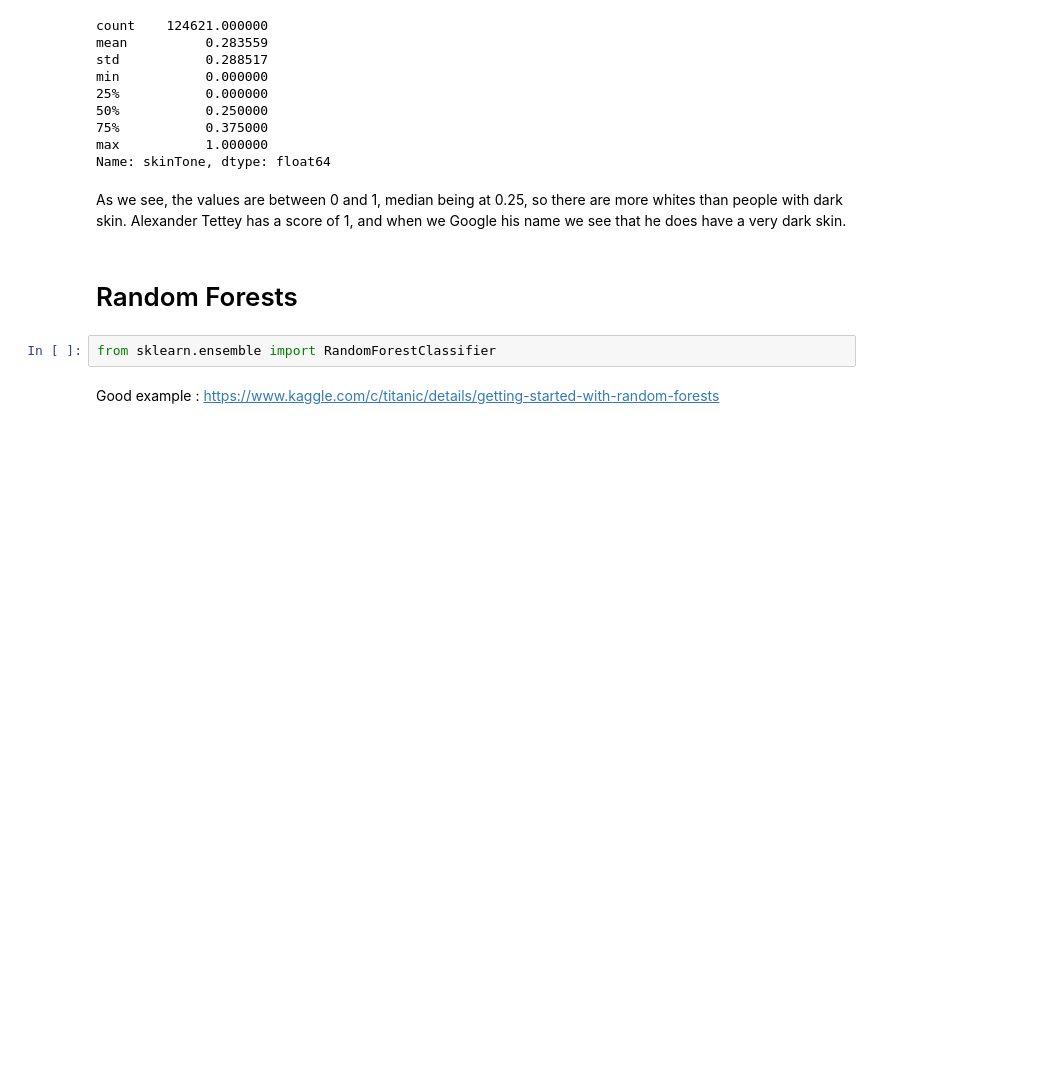
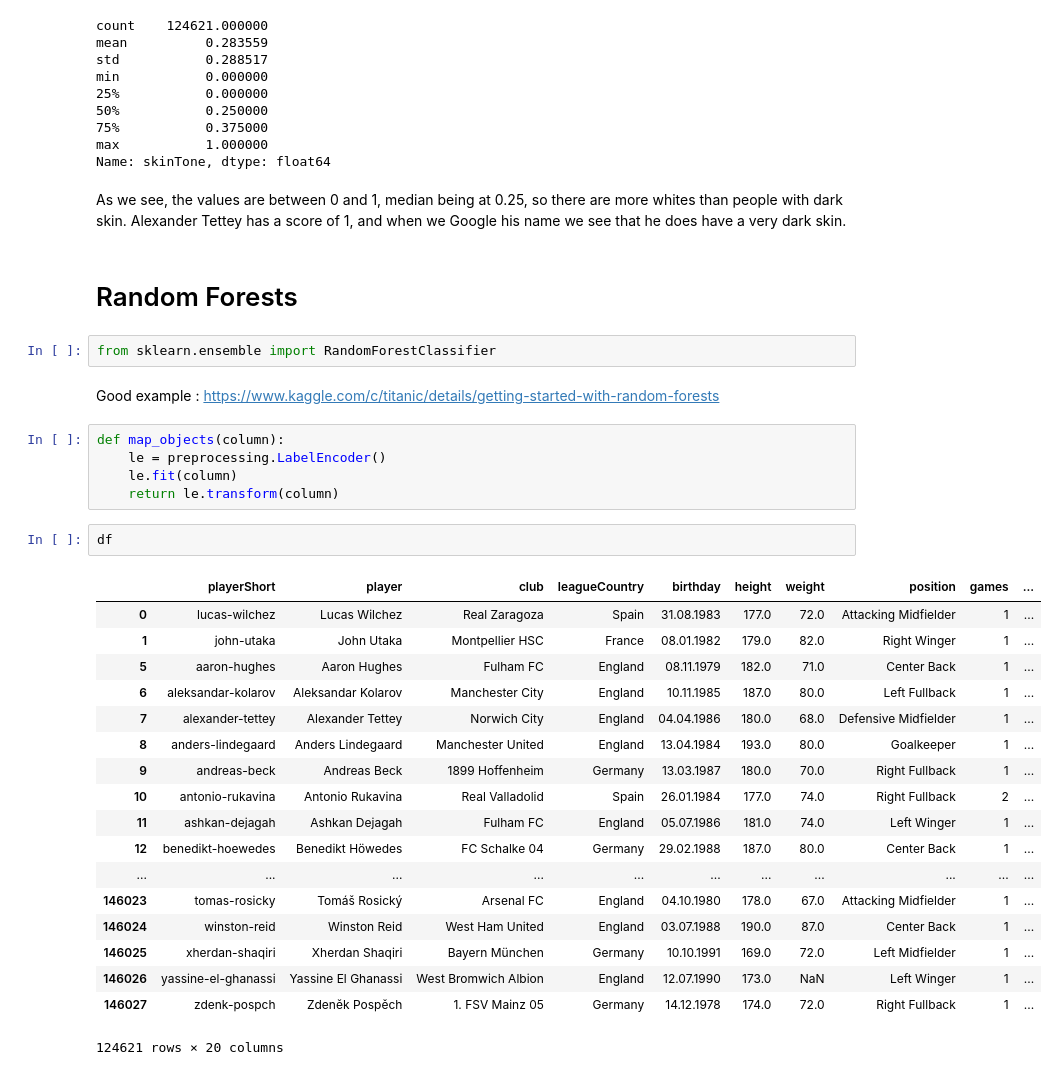
Before and after one commit to Maaarmotte/Ada2016, a Jupyter notebook: 04 - Applied ML/Homework 4 - Maiki.ipynb, the cells around one changed output. Drawn from its saved outputs; the diff is of its cells as text; blank space fills up the shorter version.

```diff
--- a/04 - Applied ML/Homework 4 - Maiki.ipynb
+++ b/04 - Applied ML/Homework 4 - Maiki.ipynb
@@ -164,3 +168,29 @@ Alexander Tettey has a score of 1, and when we Google his name we see that he do
 from sklearn.ensemble import RandomForestClassifier
 # %% [markdown]
 Good example : https://www.kaggle.com/c/titanic/details/getting-started-with-random-forests
+# %%
+def map_objects(column):
+    le = preprocessing.LabelEncoder()
+    le.fit(column)
+    return le.transform(column)
+# %%
+df
+# %% [output]
+|  | playerShort | player | club | leagueCountry | birthday | height | weight | position | games | ... |
+| 0 | lucas-wilchez | Lucas Wilchez | Real Zaragoza | Spain | 31.08.1983 | 177.0 | 72.0 | Attacking Midfielder | 1 | ... |
+| 1 | john-utaka | John Utaka | Montpellier HSC | France | 08.01.1982 | 179.0 | 82.0 | Right Winger | 1 | ... |
+| 5 | aaron-hughes | Aaron Hughes | Fulham FC | England | 08.11.1979 | 182.0 | 71.0 | Center Back | 1 | ... |
+| 6 | aleksandar-kolarov | Aleksandar Kolarov | Manchester City | England | 10.11.1985 | 187.0 | 80.0 | Left Fullback | 1 | ... |
+| 7 | alexander-tettey | Alexander Tettey | Norwich City | England | 04.04.1986 | 180.0 | 68.0 | Defensive Midfielder | 1 | ... |
+| 8 | anders-lindegaard | Anders Lindegaard | Manchester United | England | 13.04.1984 | 193.0 | 80.0 | Goalkeeper | 1 | ... |
+| 9 | andreas-beck | Andreas Beck | 1899 Hoffenheim | Germany | 13.03.1987 | 180.0 | 70.0 | Right Fullback | 1 | ... |
+| 10 | antonio-rukavina | Antonio Rukavina | Real Valladolid | Spain | 26.01.1984 | 177.0 | 74.0 | Right Fullback | 2 | ... |
+| 11 | ashkan-dejagah | Ashkan Dejagah | Fulham FC | England | 05.07.1986 | 181.0 | 74.0 | Left Winger | 1 | ... |
+| 12 | benedikt-hoewedes | Benedikt Höwedes | FC Schalke 04 | Germany | 29.02.1988 | 187.0 | 80.0 | Center Back | 1 | ... |
+| ... | ... | ... | ... | ... | ... | ... | ... | ... | ... | ... |
+| 146023 | tomas-rosicky | Tomáš Rosický | Arsenal FC | England | 04.10.1980 | 178.0 | 67.0 | Attacking Midfielder | 1 | ... |
+| 146024 | winston-reid | Winston Reid | West Ham United | England | 03.07.1988 | 190.0 | 87.0 | Center Back | 1 | ... |
+| 146025 | xherdan-shaqiri | Xherdan Shaqiri | Bayern München | Germany | 10.10.1991 | 169.0 | 72.0 | Left Midfielder | 1 | ... |
+| 146026 | yassine-el-ghanassi | Yassine El Ghanassi | West Bromwich Albion | England | 12.07.1990 | 173.0 | NaN | Left Winger | 1 | ... |
+| 146027 | zdenk-pospch | Zdeněk Pospěch | 1. FSV Mainz 05 | Germany | 14.12.1978 | 174.0 | 72.0 | Right Fullback | 1 | ... |
+124621 rows × 20 columns
```
Also changed, not shown: parts of 11 cells of this notebook.
